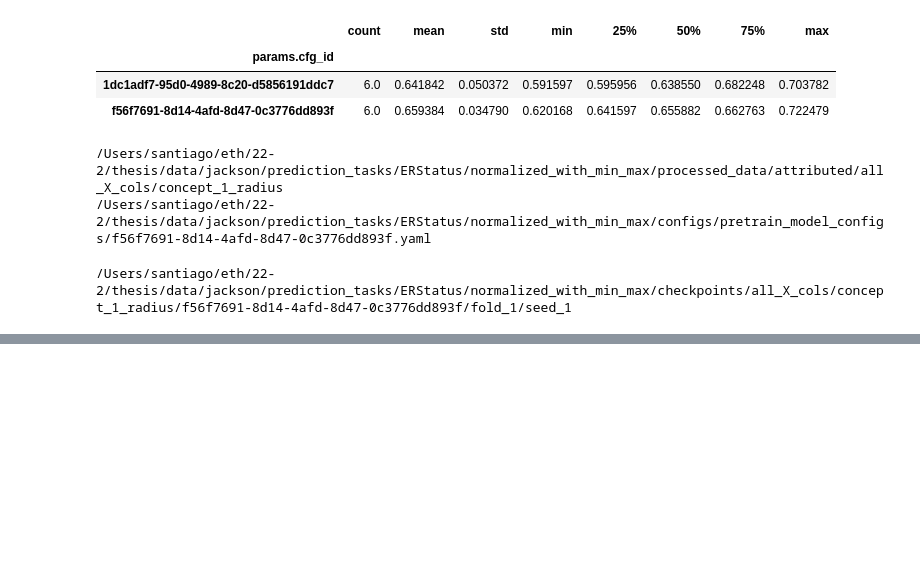
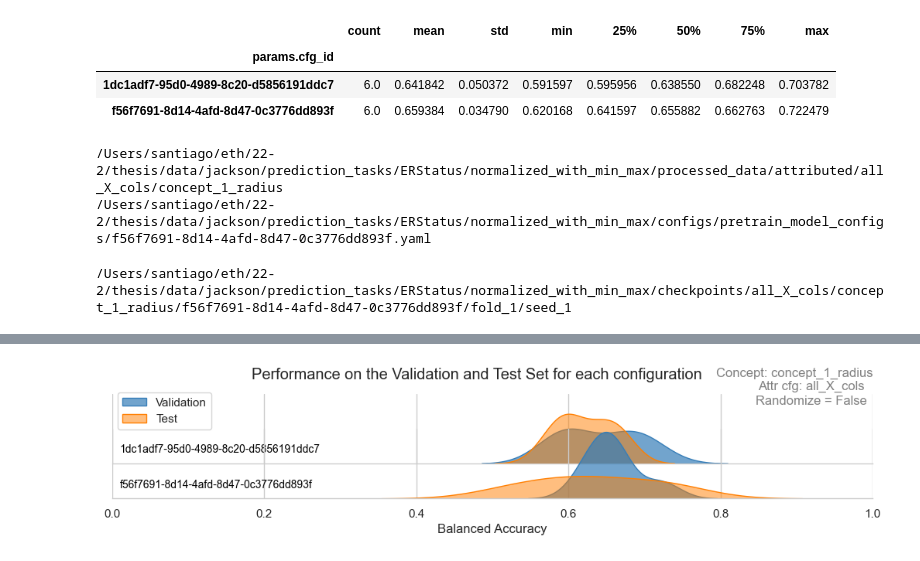
Before and after one commit to AI4SCR/graph-concept-learner, a Jupyter notebook: workflows/notebooks/pretrain_model_selection.ipynb, the cells around one changed output, grey strips where cells are left out. Cells and saved outputs as stored; diff of their text form; code cells hidden in the pictures; blank space fills up the shorter version.

```diff
--- a/workflows/notebooks/pretrain_model_selection.ipynb
+++ b/workflows/notebooks/pretrain_model_selection.ipynb
@@ -193,0 +171,56 @@ fig, ax = joypy.joyplot(
+# %%
+# Theme
+metric2 = "metrics.test_best_val_balanced_accuracy_balanced_accuracy"
+df2 = df[["params.cfg_id", metric, metric2]]
+sns.set_theme(style="whitegrid", rc={"axes.facecolor": (0, 0, 0, 0), 'axes.linewidth':1})
+
+# Calculate median for each row based on the first metric
+median_order = df2.groupby("params.cfg_id")[metric].median().sort_values().index
+
+# Create a grid with a row for each configuration, ordered by the median of the first metric
+g = sns.FacetGrid(df2, row="params.cfg_id", hue="params.cfg_id", aspect=9, height=1.2, xlim=(0, 1), row_order=median_order)
+
+# Map Kernel Density Plot for each configuration
+g.map_dataframe(sns.kdeplot, x=metric, color="#377eb8", fill=True, alpha=0.7)
+
+# Map Kernel Density Plot for the second metric
+g.map_dataframe(sns.kdeplot, x=metric2, color='#ff7f00', fill=True, alpha=0.5)
+
+# Function to draw labels
+def label(x, color, label):
+    ax = plt.gca()  # Get current axis
+    ax.text(0.01, .2, label, color='black', fontsize=10,
+            ha="left", va="center", transform=ax.transAxes)
+
+# Iterate grid to plot labels
+g.map(label, "params.cfg_id")
+
+# Adjust subplots to create overlap
+g.fig.subplots_adjust(hspace=-0.5)
+
+# Remove subplot titles
+g.set_titles("")
+
+# Remove y-axis ticks and label, set x-axis label
+g.set(yticks=[], ylabel="", xlabel="Balanced Accuracy")
+
+# Remove left spine
+g.despine(left=True)
+
+# Set title
+plt.suptitle("Performance on the Validation and Test Set for each configuration", y=0.98)
+plt.figtext(0.88, 0.95, f"Concept: {concept}", ha="center", va="center", fontsize=12, color="gray")
+plt.figtext(0.9, 0.88, f"Attr cfg: {attribute_config}", ha="center", va="center", fontsize=12, color="gray")
+plt.figtext(0.9, 0.8, f"Randomize = {randomize}", ha="center", va="center", fontsize=12, color="gray")
+
+# Customize the legend
+legend = plt.legend(title='', loc='upper left')
+legend.set_bbox_to_anchor((0.00, 1.6))
+legend.get_frame().set_facecolor('#ffffff')
+
+# Set custom labels
+legend_labels = ['Validation', 'Test']
+for text, label in zip(legend.get_texts(), legend_labels):
+    text.set_text(label)
+# %% [output]
+[figure, added]
```
Also changed, not shown: parts of 6 cells of this notebook.
